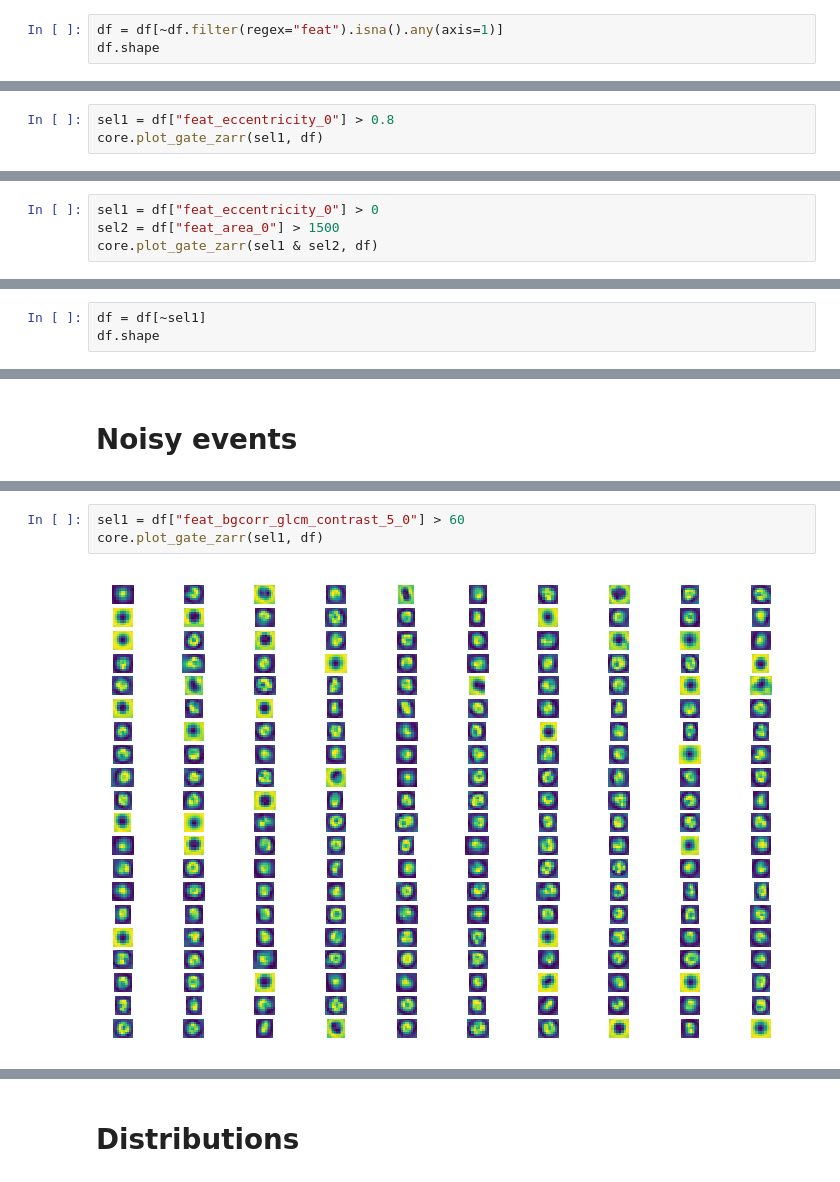
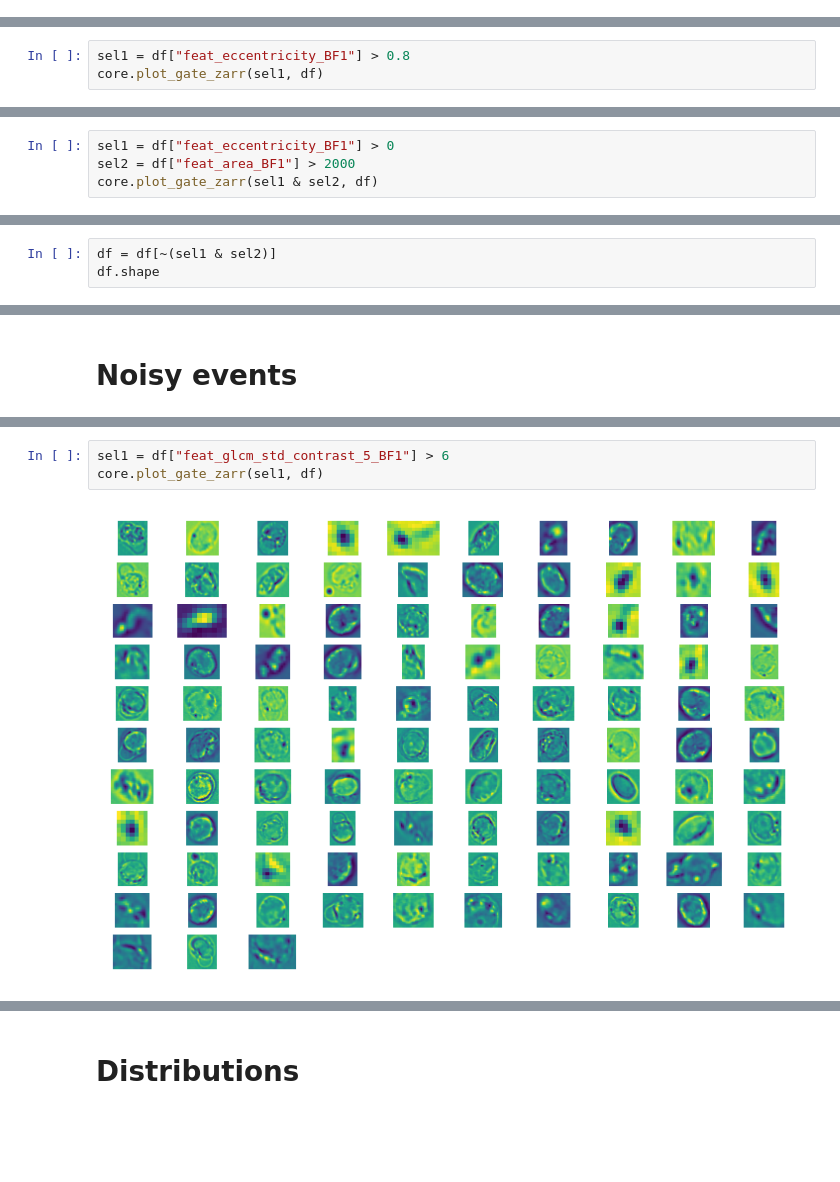
Before and after one commit to harel-coffee/SCIP-use-case-workflows-auto, a Jupyter notebook: notebooks/preprocessing/2ac_processing_scip_features_wbc.ipynb, the cells around one changed output, grey strips where cells are left out. Drawn from its saved outputs; the diff is of its cells as text; blank space fills up the shorter version.

```diff
--- a/notebooks/preprocessing/2ac_processing_scip_features_wbc.ipynb
+++ b/notebooks/preprocessing/2ac_processing_scip_features_wbc.ipynb
@@ -185,3 +205,0 @@ Name: meta_label, dtype: int64
-# %%
-df = df[~df.filter(regex="feat").isna().any(axis=1)]
-df.shape
@@ -263,4 +299,4 @@ KeyboardInterrupt:
 # %%
-sel1 = df["feat_eccentricity_0"] > 0.8
+sel1 = df["feat_eccentricity_BF1"] > 0.8
 core.plot_gate_zarr(sel1, df)
 # %% [output]
@@ -277,5 +313,5 @@ ax = seaborn.scatterplot(data=df, x="feat_eccentricity_0", y="feat_area_0", s=0.
 # %%
-sel1 = df["feat_eccentricity_0"] > 0
-sel2 = df["feat_area_0"] > 1500
+sel1 = df["feat_eccentricity_BF1"] > 0
+sel2 = df["feat_area_BF1"] > 2000
 core.plot_gate_zarr(sel1 & sel2, df)
 # %% [output]
@@ -283,4 +319,4 @@ core.plot_gate_zarr(sel1 & sel2, df)
 # %%
-df = df[~sel1]
+df = df[~(sel1 & sel2)]
 df.shape
 # %% [output]
@@ -322,5 +388,5 @@ seaborn.jointplot(data=df, x="feat_bgcorr_glcm_contrast_5_0", y="feat_area_0", h
 # %%
-sel1 = df["feat_bgcorr_glcm_contrast_5_0"] > 60
+sel1 = df["feat_glcm_std_contrast_5_BF1"] > 6
 core.plot_gate_zarr(sel1, df)
 # %% [output]
-[figure, old version]
+[figure, new version]
```
Also changed, not shown: parts of 71 cells of this notebook, 14 other files.
